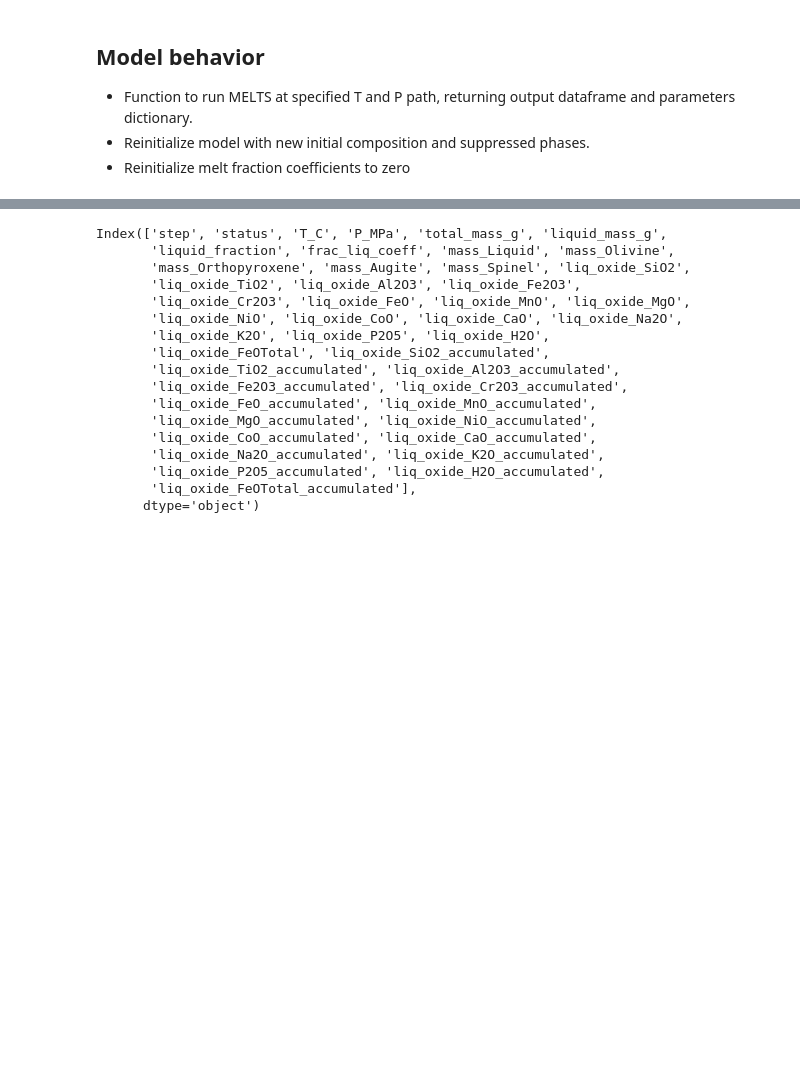
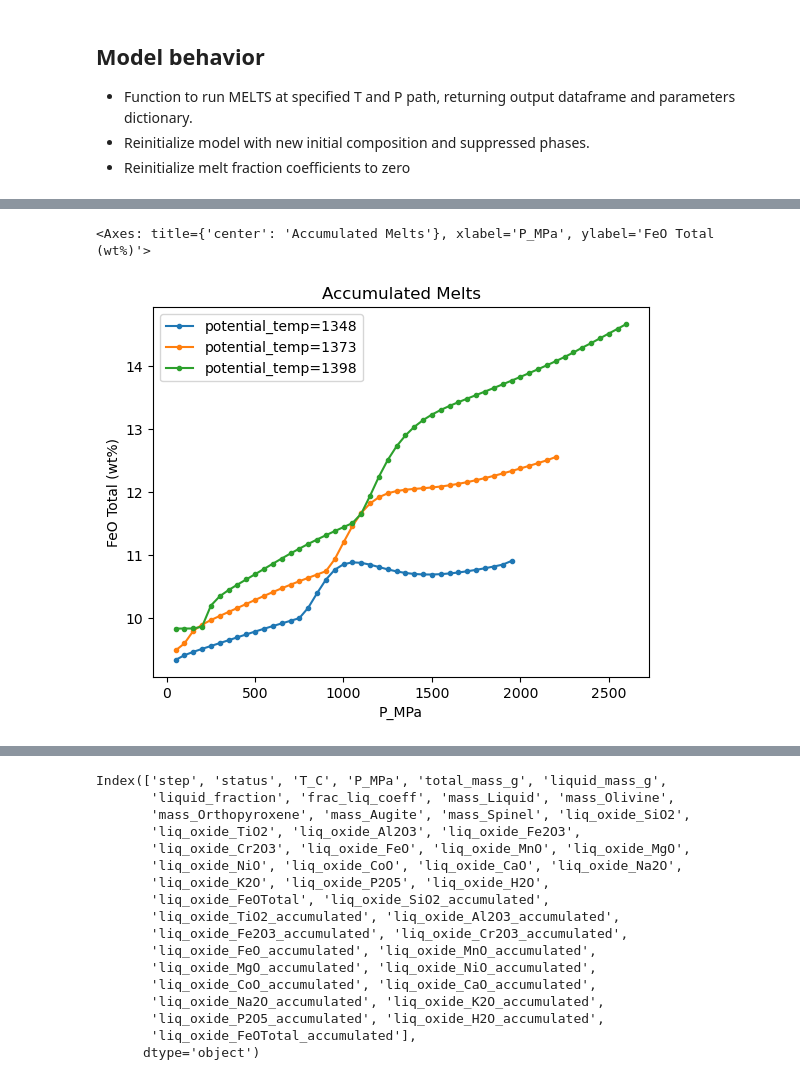
Before and after one commit to whtowbin/melts_enki, a Jupyter notebook: DMM_Melting_Fractionation-Dynamic_.ipynb, the cells around one changed output, grey strips where cells are left out. Drawn from its saved outputs; the diff is of its cells as text; code cells hidden in the pictures; blank space fills up the shorter version.

```diff
--- a/DMM_Melting_Fractionation-Dynamic_.ipynb
+++ b/DMM_Melting_Fractionation-Dynamic_.ipynb
@@ -507,0 +580,15 @@ NameError: name 'melts' is not defined
+# %%
+
+plot_parameter_sweep(results_dict= results_dict,
+                        param_name = param_name,
+                        oxide_key="liq_oxide_FeOTotal",
+                        x="P_MPa",
+                        ax=None,
+                        kind="line",
+                        marker=".",
+                        accumulated=True,
+                        ylabel = "FeO Total (wt%)",
+                        title = "Accumulated Melts")
+# %% [output]
+<Axes: title={'center': 'Accumulated Melts'}, xlabel='P_MPa', ylabel='FeO Total (wt%)'>
+[figure, added]
```
Also changed, not shown: parts of 29 cells of this notebook.
